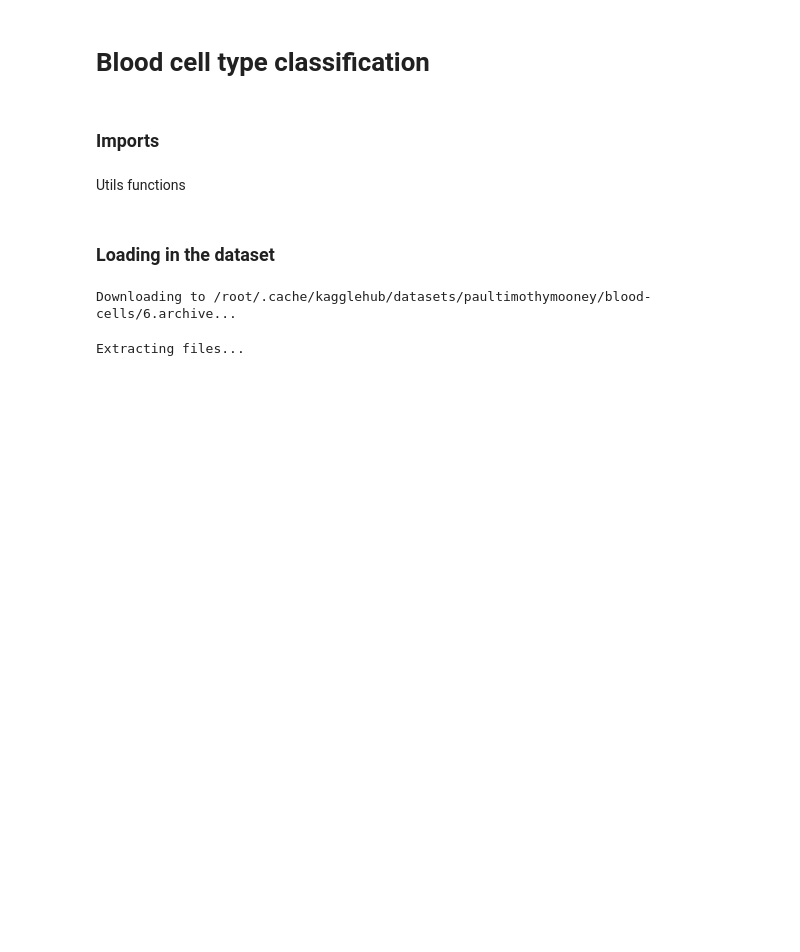
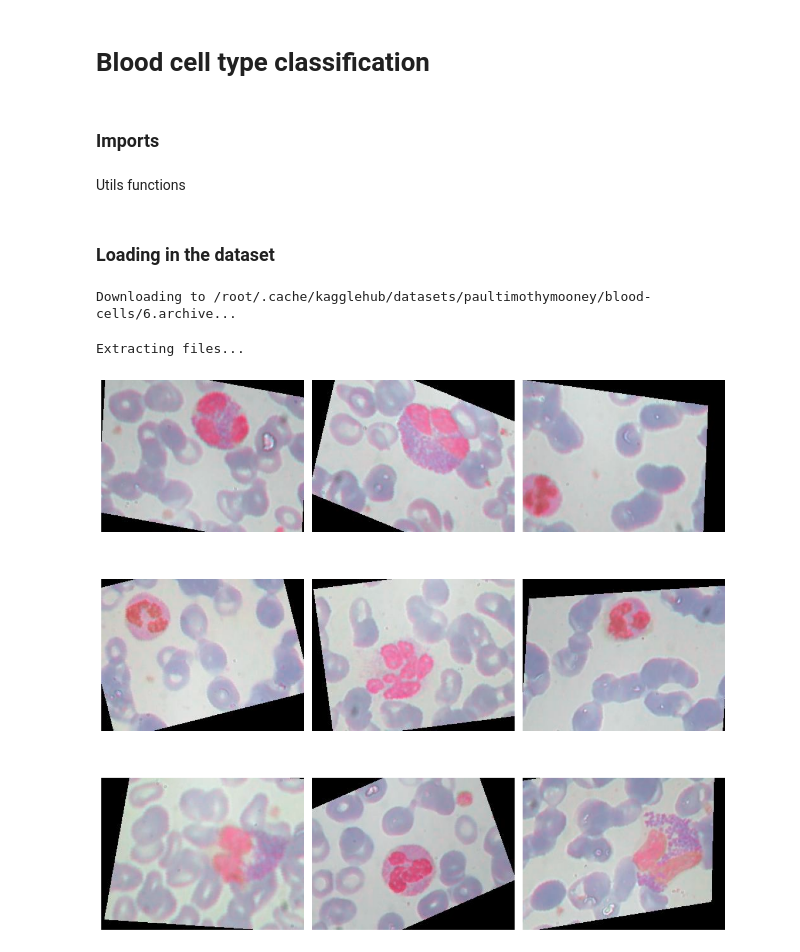
Before and after one commit to MrWlobo/Blood_Cell_Classification, a Jupyter notebook: main.ipynb, the cells around one changed output. Drawn from its saved outputs; the diff is of its cells as text; code cells hidden in the pictures; blank space fills up the shorter version.

Commit message:
Added function for image visualization

```diff
--- a/main.ipynb
+++ b/main.ipynb
@@ -31,6 +31,22 @@ def calculate_mean_and_std(dataloader):
     std = torch.sqrt((channels_squared_sum / total_pixels) - (mean ** 2))
 
     return mean, std
+
+def visualize_images(image_list, rows, columns, size_mod=4):
+    fig, axes = plt.subplots(rows, columns, figsize=(columns * size_mod, rows * size_mod))
+
+    if isinstance(axes, plt.Axes):
+        axes_list = [axes]
+    else:
+        axes_list = axes.flat
+
+    for index, axis in enumerate(axes_list):
+        if index < len(image_list):
+            axis.imshow(image_list[index])
+        axis.axis('off')
+
+    plt.tight_layout()
+    plt.show()
 # %% [markdown]
 ### Loading in the dataset
 # %%
@@ -75,3 +91,12 @@ test_dataset = datasets.ImageFolder(test_dir, transform=test_transforms)
 
 train_loader = DataLoader(train_dataset, batch_size=32, shuffle=True)
 test_loader = DataLoader(test_dataset, batch_size=32, shuffle=False)
+# %%
+folder_path = Path(train_dir) / "EOSINOPHIL"
+images_paths = [str(file_path) for file_path in folder_path.iterdir() if file_path.is_file()]
+
+test_imgs = [cv2.imread(images_paths[i]) for i in range(9)]
+# %%
+visualize_images(test_imgs, 3, 3)
+# %% [output]
+[figure, added]
```
Also changed, not shown: parts of 1 cell of this notebook.
